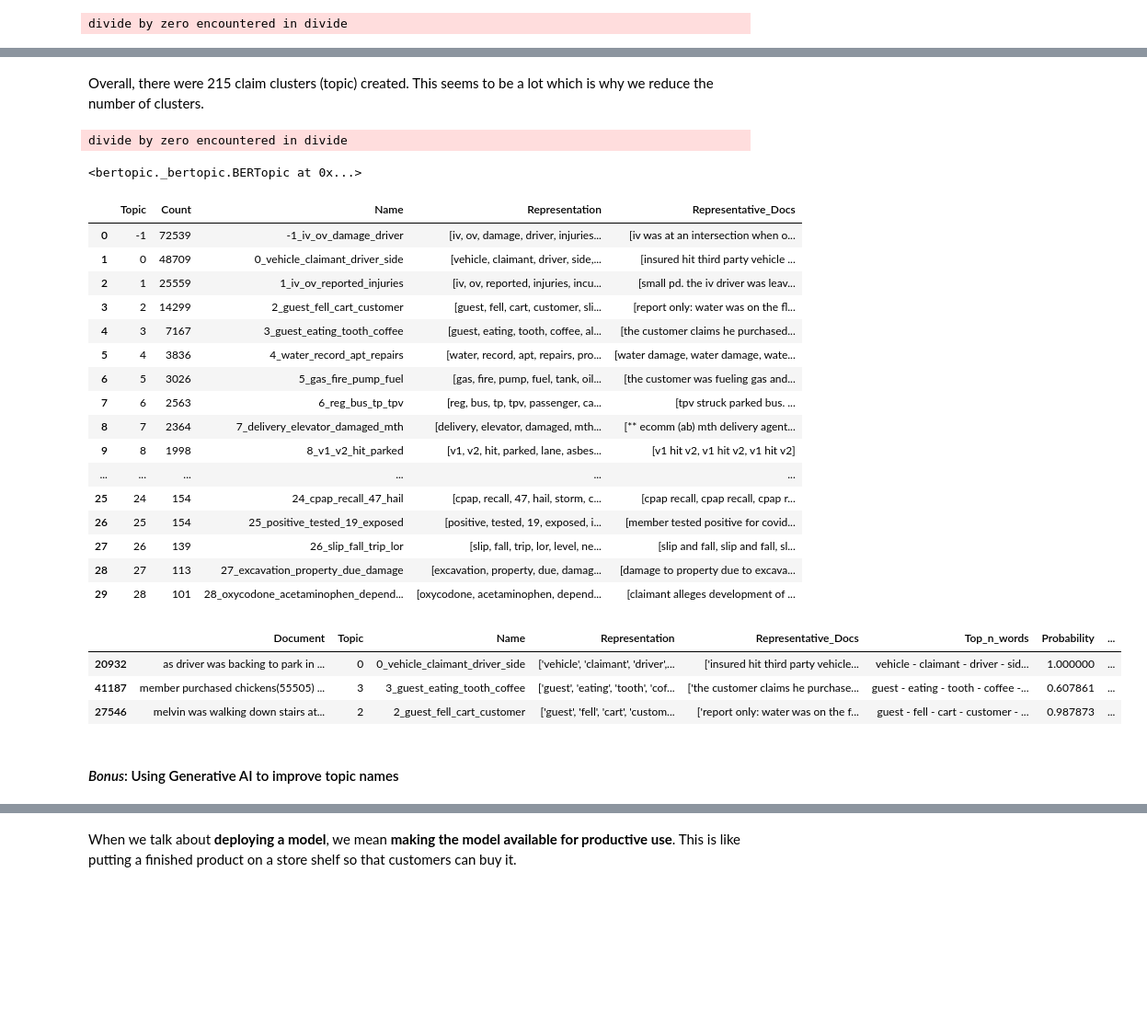
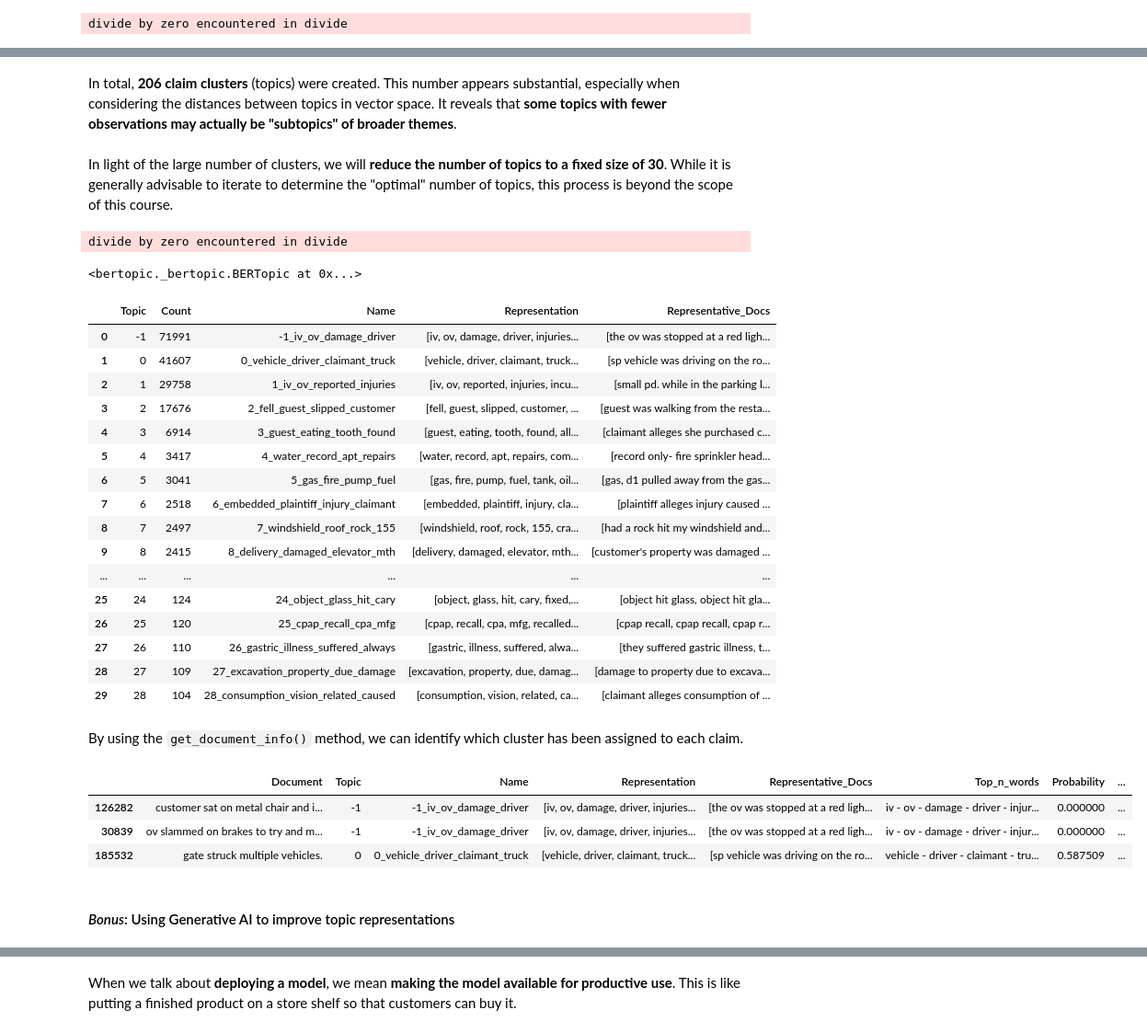
Before and after one commit to julienOlivier3/risk-analytics, a Jupyter notebook: 2_nlp/nlp.ipynb, the cells around one changed output, grey strips where cells are left out. Shown at 92% size. Cells and saved outputs as stored; diff of their text form; code cells hidden in the pictures; blank space fills up the shorter version.

Commit message:
Finalized NLP course

```diff
--- a/2_nlp/nlp.ipynb
+++ b/2_nlp/nlp.ipynb
@@ -437,11 +484,11 @@ However, there are many **pre-trained word embeddings**. Moving on, we work with
 # %%
 import gensim.downloader
 
-word2vec = gensim.downloader.load('glove-wiki-gigaword-50')
+glove = gensim.downloader.load('glove-wiki-gigaword-50')
 # %% [markdown]
 Pre-trained word embeddings come with their own vocabulary.
 # %%
-vocabulary = sorted(list(word2vec.key_to_index))
+vocabulary = sorted(list(glove.key_to_index))
 # %%
 len(vocabulary)
 # %% [output]
@@ -723,4 +802,4 @@ umap_model = UMAP(n_neighbors=15, n_components=5, min_dist=0.0, metric='cosine')
 # 3: Use HDBSCAN (Hierarchical Density-Based Spatial Clustering of Applications with Noise) for clustering
 from hdbscan import HDBSCAN
 
-hdbscan_model = HDBSCAN(min_cluster_size=100, metric='euclidean', cluster_selection_method='eom', prediction_data=True)
+hdbscan_model = HDBSCAN(min_cluster_size=100, prediction_data=True)
@@ -767,3 +850,3 @@ topic_model.get_topic_info()
-# %% [markdown]
-Overall, there were 215 claim clusters (topic) created. This seems to be a lot which is why we reduce the number of clusters.
+# %% [markdown]
+In total, **206 claim clusters** (topics) were created. This number appears substantial, especially when considering the distances between topics in vector space. It reveals that **some topics with fewer observations may actually be "subtopics" of broader themes**.
 # %%
@@ -771,3 +854,5 @@ topic_model.visualize_topics()
+# %% [markdown]
+In light of the large number of clusters, we will **reduce the number of topics to a fixed size of 30**. While it is generally advisable to iterate to determine the "optimal" number of topics, this process is beyond the scope of this course.
 # %%
 topic_model.reduce_topics(df_claims.claim_description.values, nr_topics=30)
 # %% [output]
@@ -777,26 +862,28 @@ divide by zero encountered in divide
 topic_model.get_topic_info()
 # %% [output]
 |  | Topic | Count | Name | Representation | Representative_Docs |
-| 0 | -1 | 72539 | -1_iv_ov_damage_driver | [iv, ov, damage, driver, injuries... | [iv was at an intersection when o... |
-| 1 | 0 | 48709 | 0_vehicle_claimant_driver_side | [vehicle, claimant, driver, side,... | [insured hit third party vehicle ... |
-| 2 | 1 | 25559 | 1_iv_ov_reported_injuries | [iv, ov, reported, injuries, incu... | [small pd. the iv driver was leav... |
-| 3 | 2 | 14299 | 2_guest_fell_cart_customer | [guest, fell, cart, customer, sli... | [report only: water was on the fl... |
-| 4 | 3 | 7167 | 3_guest_eating_tooth_coffee | [guest, eating, tooth, coffee, al... | [the customer claims he purchased... |
-| 5 | 4 | 3836 | 4_water_record_apt_repairs | [water, record, apt, repairs, pro... | [water damage, water damage, wate... |
-| 6 | 5 | 3026 | 5_gas_fire_pump_fuel | [gas, fire, pump, fuel, tank, oil... | [the customer was fueling gas and... |
-| 7 | 6 | 2563 | 6_reg_bus_tp_tpv | [reg, bus, tp, tpv, passenger, ca... | [tpv struck parked bus. ... |
-| 8 | 7 | 2364 | 7_delivery_elevator_damaged_mth | [delivery, elevator, damaged, mth... | [** ecomm (ab) mth delivery agent... |
-| 9 | 8 | 1998 | 8_v1_v2_hit_parked | [v1, v2, hit, parked, lane, asbes... | [v1 hit v2, v1 hit v2, v1 hit v2] |
+| 0 | -1 | 71991 | -1_iv_ov_damage_driver | [iv, ov, damage, driver, injuries... | [the ov was stopped at a red ligh... |
+| 1 | 0 | 41607 | 0_vehicle_driver_claimant_truck | [vehicle, driver, claimant, truck... | [sp vehicle was driving on the ro... |
+| 2 | 1 | 29758 | 1_iv_ov_reported_injuries | [iv, ov, reported, injuries, incu... | [small pd. while in the parking l... |
+| 3 | 2 | 17676 | 2_fell_guest_slipped_customer | [fell, guest, slipped, customer, ... | [guest was walking from the resta... |
+| 4 | 3 | 6914 | 3_guest_eating_tooth_found | [guest, eating, tooth, found, all... | [claimant alleges she purchased c... |
+| 5 | 4 | 3417 | 4_water_record_apt_repairs | [water, record, apt, repairs, com... | [record only- fire sprinkler head... |
+| 6 | 5 | 3041 | 5_gas_fire_pump_fuel | [gas, fire, pump, fuel, tank, oil... | [gas, d1 pulled away from the gas... |
+| 7 | 6 | 2518 | 6_embedded_plaintiff_injury_claimant | [embedded, plaintiff, injury, cla... | [plaintiff alleges injury caused ... |
+| 8 | 7 | 2497 | 7_windshield_roof_rock_155 | [windshield, roof, rock, 155, cra... | [had a rock hit my windshield and... |
+| 9 | 8 | 2415 | 8_delivery_damaged_elevator_mth | [delivery, damaged, elevator, mth... | [customer's property was damaged ... |
 | ... | ... | ... | ... | ... | ... |
-| 25 | 24 | 154 | 24_cpap_recall_47_hail | [cpap, recall, 47, hail, storm, c... | [cpap recall, cpap recall, cpap r... |
-| 26 | 25 | 154 | 25_positive_tested_19_exposed | [positive, tested, 19, exposed, i... | [member tested positive for covid... |
-| 27 | 26 | 139 | 26_slip_fall_trip_lor | [slip, fall, trip, lor, level, ne... | [slip and fall, slip and fall, sl... |
-| 28 | 27 | 113 | 27_excavation_property_due_damage | [excavation, property, due, damag... | [damage to property due to excava... |
-| 29 | 28 | 101 | 28_oxycodone_acetaminophen_depend... | [oxycodone, acetaminophen, depend... | [claimant alleges development of ... |
+| 25 | 24 | 124 | 24_object_glass_hit_cary | [object, glass, hit, cary, fixed,... | [object hit glass, object hit gla... |
+| 26 | 25 | 120 | 25_cpap_recall_cpa_mfg | [cpap, recall, cpa, mfg, recalled... | [cpap recall, cpap recall, cpap r... |
+| 27 | 26 | 110 | 26_gastric_illness_suffered_always | [gastric, illness, suffered, alwa... | [they suffered gastric illness, t... |
+| 28 | 27 | 109 | 27_excavation_property_due_damage | [excavation, property, due, damag... | [damage to property due to excava... |
+| 29 | 28 | 104 | 28_consumption_vision_related_caused | [consumption, vision, related, ca... | [claimant alleges consumption of ... |
+# %% [markdown]
+By using the `get_document_info()` method, we can identify which cluster has been assigned to each claim.
 # %%
-topic_model.get_document_info(df_claims.claim_description.values).sample(3).style
+topic_model.get_document_info(df_claims.claim_description.values).sample(3)
 # %% [output]
 |  | Document | Topic | Name | Representation | Representative_Docs | Top_n_words | Probability | ... |
-| 20932 | as driver was backing to park in ... | 0 | 0_vehicle_claimant_driver_side | ['vehicle', 'claimant', 'driver',... | ['insured hit third party vehicle... | vehicle - claimant - driver - sid... | 1.000000 | ... |
-| 41187 | member purchased chickens(55505) ... | 3 | 3_guest_eating_tooth_coffee | ['guest', 'eating', 'tooth', 'cof... | ['the customer claims he purchase... | guest - eating - tooth - coffee -... | 0.607861 | ... |
-| 27546 | melvin was walking down stairs at... | 2 | 2_guest_fell_cart_customer | ['guest', 'fell', 'cart', 'custom... | ['report only: water was on the f... | guest - fell - cart - customer - ... | 0.987873 | ... |
+| 126282 | customer sat on metal chair and i... | -1 | -1_iv_ov_damage_driver | [iv, ov, damage, driver, injuries... | [the ov was stopped at a red ligh... | iv - ov - damage - driver - injur... | 0.000000 | ... |
+| 30839 | ov slammed on brakes to try and m... | -1 | -1_iv_ov_damage_driver | [iv, ov, damage, driver, injuries... | [the ov was stopped at a red ligh... | iv - ov - damage - driver - injur... | 0.000000 | ... |
+| 185532 | gate struck multiple vehicles. | 0 | 0_vehicle_driver_claimant_truck | [vehicle, driver, claimant, truck... | [sp vehicle was driving on the ro... | vehicle - driver - claimant - tru... | 0.587509 | ... |
@@ -805,2 +890,2 @@ topic_model.visualize_topics()
 # %% [markdown]
-#### *Bonus*: Using Generative AI to improve topic names
+#### <a id='toc4_6_1_'></a>*Bonus*: Using Generative AI to improve topic representations
```
Also changed, not shown: parts of 150 cells of this notebook, 25 other files.
